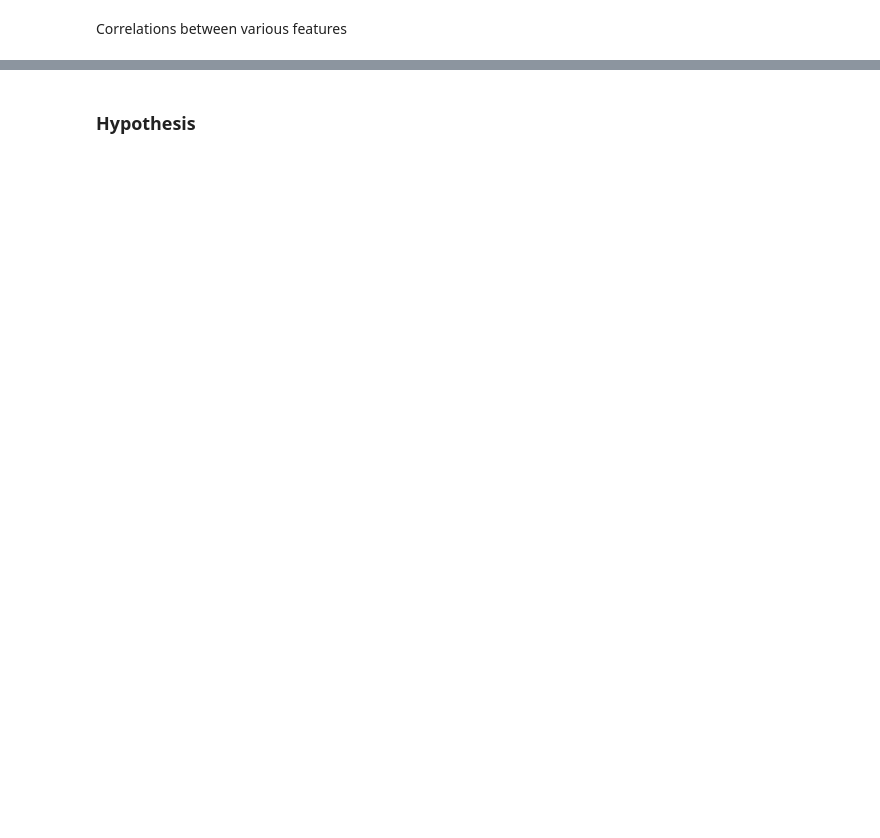
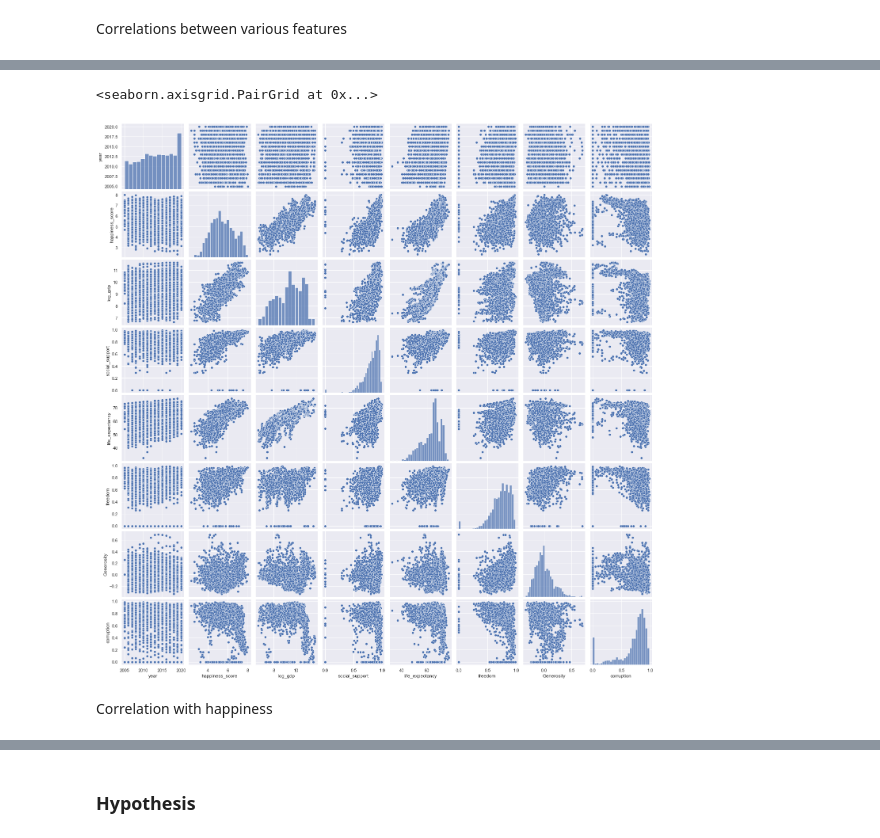
Before and after one commit to Evan-xma/iX, a Jupyter notebook: Project Notebook.ipynb, the cells around one changed output, grey strips where cells are left out. Saved outputs shown, nothing was run; the diff lists cells and outputs as text; code cells hidden in the pictures; blank space fills up the shorter version.

```diff
--- a/Project Notebook.ipynb
+++ b/Project Notebook.ipynb
@@ -176,3 +229,10 @@ plt.show()
+# %%
+sns.pairplot(df)
+# %% [output]
+<seaborn.axisgrid.PairGrid at 0x...>
+[figure, added]
+# %% [markdown]
+Correlation with happiness
 # %%
 happiness = df.corr()['happiness_score'].to_frame().sort_values('happiness_score', ascending=False)
 happiness = happiness.drop(['year', 'happiness_score'])
```
Also changed, not shown: parts of 33 cells of this notebook.
